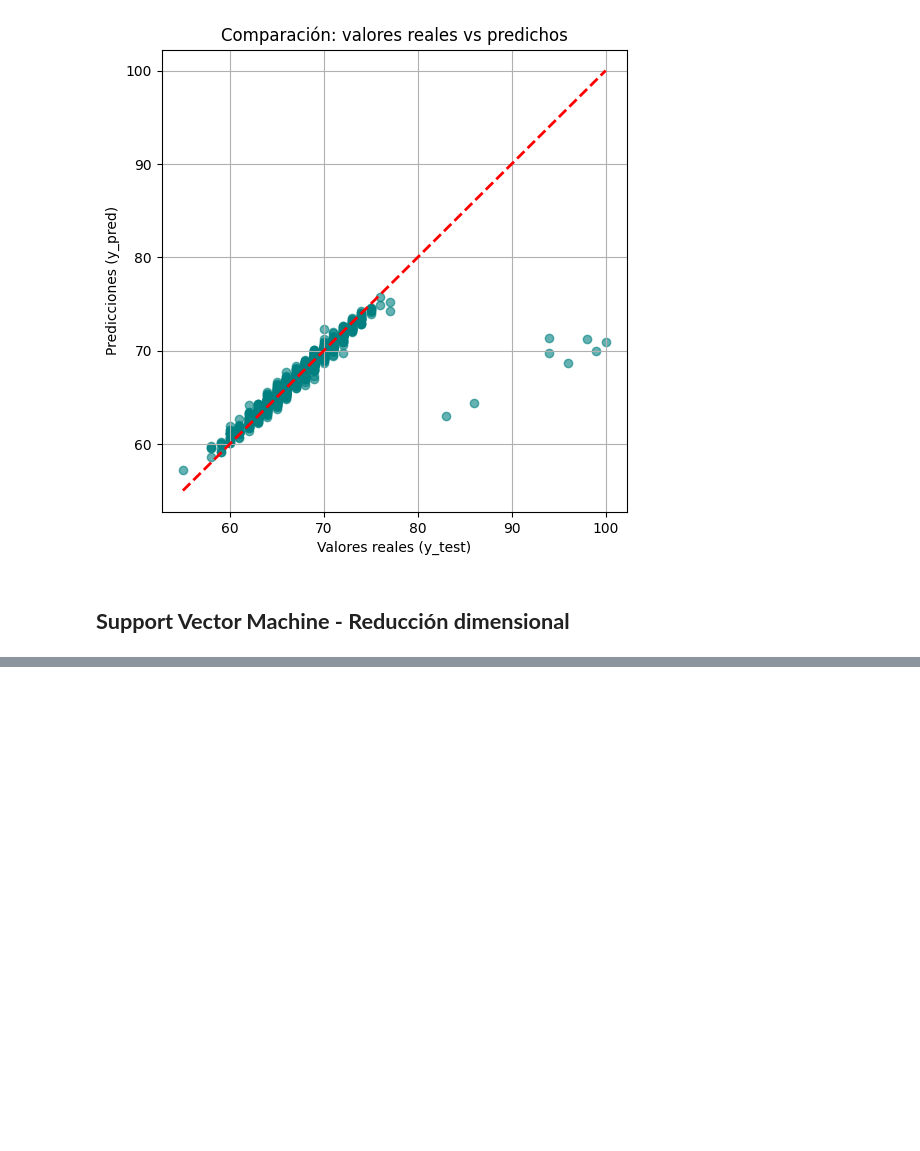
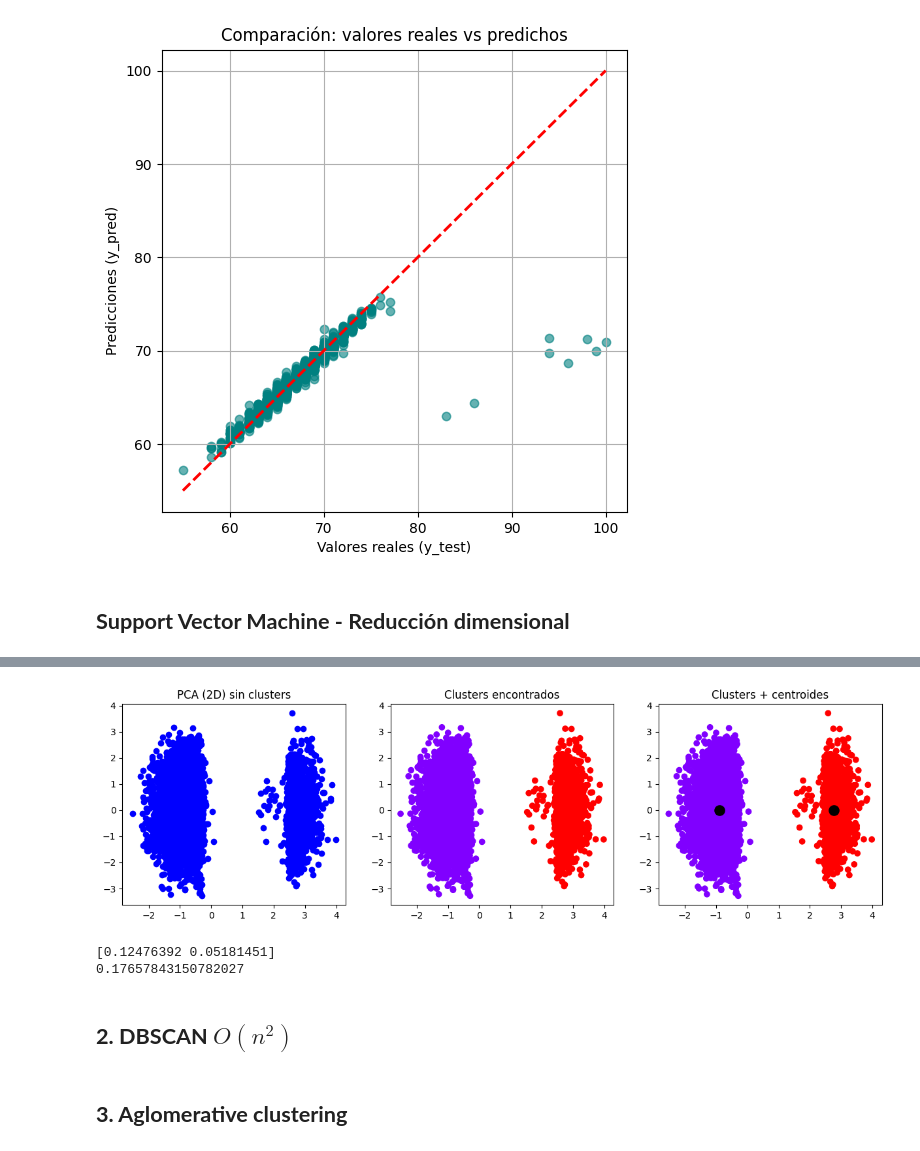
Before and after one commit to JeiGeek/ia1-LosPandas-prediccion_rendimiento_estudiantil, a Jupyter notebook: 03_Unsupervised_learning.ipynb, the cells around one changed output, grey strips where cells are left out. Drawn from its saved outputs; the diff is of its cells as text; code cells hidden in the pictures; blank space fills up the shorter version.

```diff
--- a/03_Unsupervised_learning.ipynb
+++ b/03_Unsupervised_learning.ipynb
@@ -413,0 +459,44 @@ plt.show()
+# %%
+# Entrenamiento K-means con el K elegido
+
+k = 2
+kmeans = KMeans(n_clusters=k, random_state=42)
+kmeans.fit(df_scaled)
+df_60["Cluster"] = kmeans.labels_
+# %%
+# Visualización REAL usando PCA
+pca = PCA(n_components=2)
+pca_result = pca.fit_transform(df_scaled)
+
+plt.figure(figsize=(15,4))
+
+# 1) PCA sin colores
+plt.subplot(131)
+plt.scatter(pca_result[:,0], pca_result[:,1], c="blue")
+plt.title("PCA (2D) sin clusters")
+
+# 2) PCA coloreado por K-means
+plt.subplot(132)
+plt.scatter(pca_result[:,0], pca_result[:,1], c=kmeans.labels_, cmap="rainbow")
+plt.title("Clusters encontrados")
+
+# 3) PCA con centroides
+centroids_2d = pca.transform(kmeans.cluster_centers_)
+plt.subplot(133)
+plt.scatter(pca_result[:,0], pca_result[:,1], c=kmeans.labels_, cmap="rainbow")
+plt.scatter(centroids_2d[:,0], centroids_2d[:,1], color='black', s=120)
+plt.title("Clusters + centroides")
+
+plt.show()
+# %% [output]
+[figure, added]
+# %%
+print(pca.explained_variance_ratio_)
+print(sum(pca.explained_variance_ratio_))
+# %% [output]
+[0.12476392 0.05181451]
+0.17657843150782027
+# %% [markdown]
+## **2. DBSCAN  $O(n^2)$**
+# %% [markdown]
+## **3. Aglomerative clustering**
```
Also changed, not shown: parts of 7 cells of this notebook.
